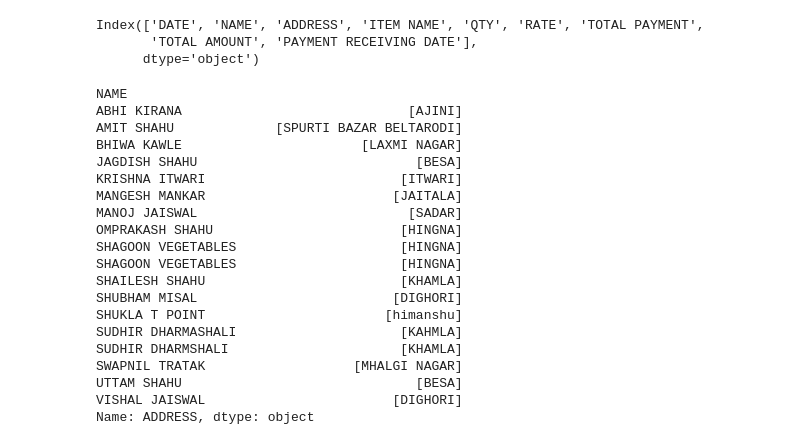
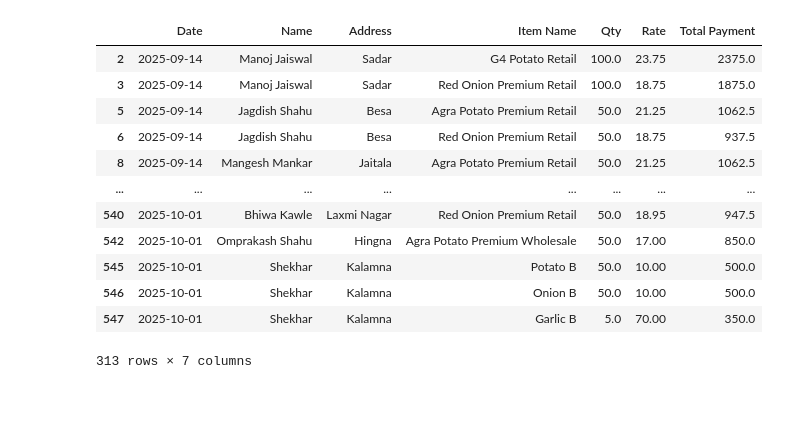
Before and after one commit to EbadAnsari/upgrade-mandi, a Jupyter notebook: notebooks/02-data-preprocessing/Raw B2B.ipynb, the cells around one changed output. Drawn from its saved outputs; the diff is of its cells as text; code cells hidden in the pictures; blank space fills up the shorter version.

```diff
--- a/notebooks/02-data-preprocessing/Raw B2B.ipynb
+++ b/notebooks/02-data-preprocessing/Raw B2B.ipynb
@@ -11,22 +19,43 @@ df.columns = [i.strip() for i in df.columns]
-# %%
-df = df.dropna(how="all").drop(labels=["SR NO"], axis=1)
 # %%
 def formatDate(row: pd.Series) -> pd.Timestamp | float:
     try:
-        return pd.to_datetime(row["DATE"])
+        return pd.to_datetime(row["Date"])
     except:
         return np.nan
 
 
-df["DATE"] = df.apply(formatDate, axis=1).ffill()
+df["Date"] = df.apply(formatDate, axis=1).ffill()
+# %%
+df.dropna(subset=df.columns.difference(["Date"]), how="all", inplace=True)
 # %%
-df[["NAME", "ADDRESS"]] = df[["NAME", "ADDRESS"]].ffill()
+df[["Name", "Address"]] = (
+    df[["Name", "Address"]]
+    .ffill()
+    .apply(
+        lambda srs: pd.Series(
+            name=srs.name, data=[str(string).title() for string in srs]
+        ),
+        axis=1,
+    )
+)
+
+df["Item Name"] = df["Item Name"].apply(lambda name: str(name).title())
 # %%
-df.columns
+df
 # %% [output]
+|  | Date | Name | Address | Item Name | Qty | Rate | Total Payment |
+| 2 | 2025-09-14 | Manoj Jaiswal | Sadar | G4 Potato Retail | 100.0 | 23.75 | 2375.0 |
+| 3 | 2025-09-14 | Manoj Jaiswal | Sadar | Red Onion Premium Retail | 100.0 | 18.75 | 1875.0 |
+| 5 | 2025-09-14 | Jagdish Shahu | Besa | Agra Potato Premium Retail | 50.0 | 21.25 | 1062.5 |
+| 6 | 2025-09-14 | Jagdish Shahu | Besa | Red Onion Premium Retail | 50.0 | 18.75 | 937.5 |
+| 8 | 2025-09-14 | Mangesh Mankar | Jaitala | Agra Potato Premium Retail | 50.0 | 21.25 | 1062.5 |
+| ... | ... | ... | ... | ... | ... | ... | ... |
+| 540 | 2025-10-01 | Bhiwa Kawle | Laxmi Nagar | Red Onion Premium Retail | 50.0 | 18.95 | 947.5 |
+| 542 | 2025-10-01 | Omprakash Shahu | Hingna | Agra Potato Premium Wholesale | 50.0 | 17.00 | 850.0 |
+| 545 | 2025-10-01 | Shekhar | Kalamna | Potato B | 50.0 | 10.00 | 500.0 |
+| 546 | 2025-10-01 | Shekhar | Kalamna | Onion B | 50.0 | 10.00 | 500.0 |
+| 547 | 2025-10-01 | Shekhar | Kalamna | Garlic B | 5.0 | 70.00 | 350.0 |
-Index(['DATE', 'NAME', 'ADDRESS', 'ITEM NAME', 'QTY', 'RATE', 'TOTAL PAYMENT',
-       'TOTAL AMOUNT', 'PAYMENT RECEIVING DATE'],
-      dtype='object')
+313 rows × 7 columns
 # %%
 lst = [
     "Red Onion Premium Wholesale",
@@ -62,23 +85,0 @@ df = df.dropna(
-# %%
-df.groupby("NAME")["ADDRESS"].unique()
-# %% [output]
-NAME
-ABHI KIRANA                             [AJINI]
-AMIT SHAHU             [SPURTI BAZAR BELTARODI]
-BHIWA KAWLE                       [LAXMI NAGAR]
-JAGDISH SHAHU                            [BESA]
-KRISHNA ITWARI                         [ITWARI]
-MANGESH MANKAR                        [JAITALA]
-MANOJ JAISWAL                           [SADAR]
-OMPRAKASH SHAHU                        [HINGNA]
-SHAGOON VEGETABLES                     [HINGNA]
-SHAGOON VEGETABLES                     [HINGNA]
-SHAILESH SHAHU                         [KHAMLA]
-SHUBHAM MISAL                         [DIGHORI]
-SHUKLA T POINT                       [himanshu]
-SUDHIR DHARMASHALI                     [KAHMLA]
-SUDHIR DHARMSHALI                      [KHAMLA]
-SWAPNIL TRATAK                   [MHALGI NAGAR]
-UTTAM SHAHU                              [BESA]
-VISHAL JAISWAL                        [DIGHORI]
-Name: ADDRESS, dtype: object
```
Also changed, not shown: parts of 4 cells of this notebook, 1 other file.
